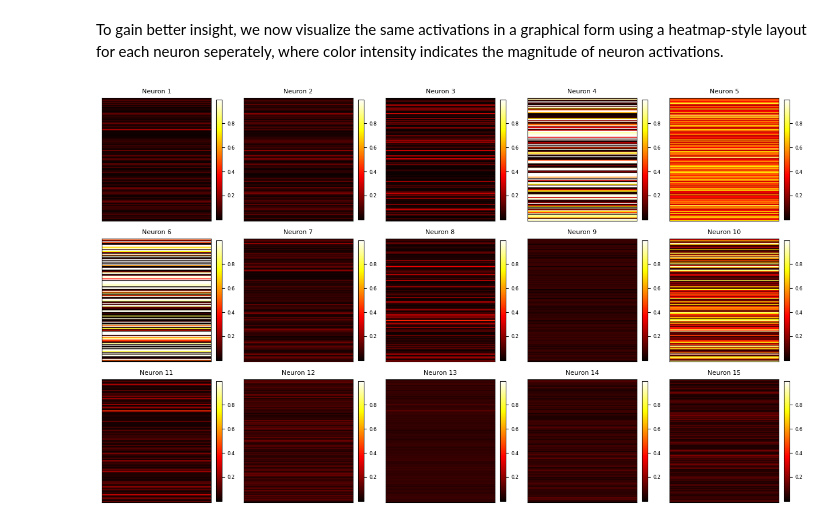
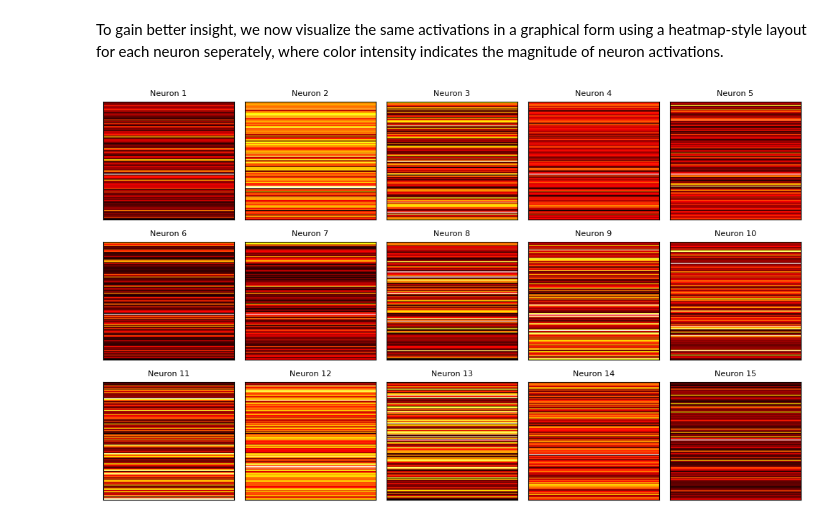
Before and after one commit to Anshu00027/SAE-for-PINNs, a Jupyter notebook: SAE-for-Taylor-Green-Vortex-PINNs.ipynb, the cells around one changed output. Cells and saved outputs as stored; diff of their text form; code cells hidden in the pictures.

```diff
--- a/SAE-for-Taylor-Green-Vortex-PINNs.ipynb
+++ b/SAE-for-Taylor-Green-Vortex-PINNs.ipynb
@@ -23,0 +33,4 @@ print(activations_array.shape)
+# %%
+hidden_tensor = torch.tensor(activations_normalized, dtype=torch.float32)
+
+print(hidden_tensor.shape)
@@ -31,8 +46,6 @@ The KL-divergence-based sparsity penalty is applied to the encoded activations t
 
 Xavier initialization is used to initialize the weights, ensuring a stable start for training.
 # %%
-# Use all activations from last hidden layer
-hidden_tensor = torch.tensor(activations_array, dtype=torch.float32)
 
 # Dataset (input,output)
 dataset = TensorDataset(hidden_tensor, hidden_tensor)
@@ -84,16 +97,16 @@ class SparseAutoencoder(nn.Module):
 # %%
 # Initialize and train
 in_dims = hidden_tensor.shape[1]
-h_dims = 80
-sparsity_lambda=1e-4
-sparsity_target=0.05
+h_dims = 100
+sparsity_lambda=1e-3
+sparsity_target=0.18
 sae = SparseAutoencoder(in_dims, h_dims,sparsity_lambda, sparsity_target)
 device = torch.device('cuda' if torch.cuda.is_available() else 'cpu')
 sae.to(device)
 optimizer = torch.optim.Adam(sae.parameters(), lr=1e-3)
 
 # Training
-n_epochs = 400
+n_epochs = 2000
 last_batch_encoded = None
 
 for epoch in range(n_epochs):
@@ -108,7 +121,7 @@ for epoch in range(n_epochs):
         total_loss += loss.item()
         # Keep last batch activations
         last_batch_encoded = encoded.detach().cpu().numpy()
-    if epoch % 50 == 0:
+    if epoch % 100 == 0:
         print(f"Epoch {epoch+1}/{n_epochs} - Loss: {total_loss/len(dataloader):.6f}")
 
 # After training
@@ -181,48 +202,40 @@ and colour intensity shows how strogly that neuron/feature activated for that sa
 # %% [markdown]
 To gain better insight, we now visualize the same activations in a graphical form using a heatmap-style layout for each neuron seperately, where color intensity indicates the magnitude of neuron activations.
 # %%
+
 def plot_last_batch_activations(activations, num_neurons, neurons_per_row, save_path=None):
+    num_rows = (num_neurons + neurons_per_row - 1) // neurons_per_row
+    fig, axes = plt.subplots(num_rows, neurons_per_row, figsize=(neurons_per_row * 2, num_rows * 2))
+    axes = axes.flatten()
+
     """
     Visualizes neuron activations across samples in the last mini-batch.
 
     Each subplot represents one neuron. The vertical axis shows samples in the batch.
     Color intensity is the  activation magnitude. All subplots use the same color range
     for consistent interpretation.
     """
 
-    activations = np.array(activations)
-    num_rows = (num_neurons + neurons_per_row - 1) // neurons_per_row
-    fig, axes = plt.subplots(num_rows, neurons_per_row, figsize=(neurons_per_row * 2.5, num_rows * 2.5))
-    axes = axes.flatten()
-
-    # Compute global min and max for consistent color intensity
-    vmin, vmax = activations.min(), activations.max()
-
     for i in range(num_neurons):
         if i >= activations.shape[1]:
             break
         ax = axes[i]
-        im = ax.imshow(activations[:, i].reshape(-1, 1),
-                       aspect='auto', cmap='hot', vmin=vmin, vmax=vmax)
+        # Each neuron activation across the last batch samples
+        ax.imshow(activations[:, i].reshape(-1, 1), aspect='auto', cmap='hot')
         ax.set_title(f'Neuron {i+1}', fontsize=8)
         ax.set_xticks([])
         ax.set_yticks([])
 
-        # Individual colorbar
-        cbar = plt.colorbar(im, ax=ax, fraction=0.05, pad=0.04)
-        cbar.ax.tick_params(labelsize=6)
-
-    # Hide unused subplots
     for j in range(i+1, len(axes)):
         axes[j].axis('off')
 
     plt.tight_layout()
     if save_path:
         plt.savefig(save_path, dpi=600, bbox_inches='tight')
     plt.show()
 
 
 # Example call
 plot_last_batch_activations(last_batch_encoded, num_neurons=15, neurons_per_row=5, save_path="last_batch_activations.png")
 # %% [output]
-[figure, old version]
+[figure, new version]
```
Also changed, not shown: parts of 6 cells of this notebook.
